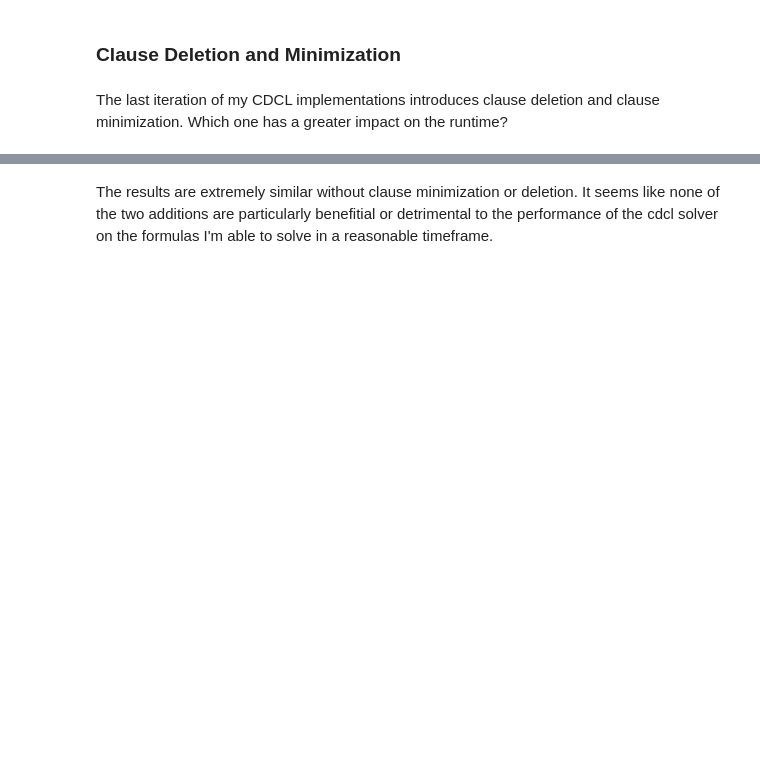
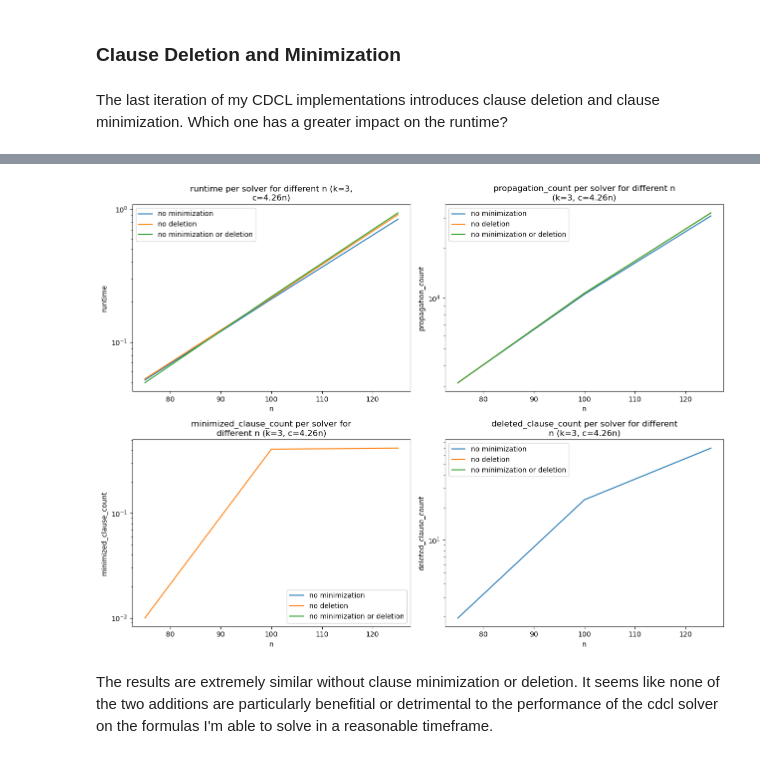
Before and after one commit to NeWildeSache/SAT-Lab, a Jupyter notebook: benchmarks.ipynb, the cells around one changed output, grey strips where cells are left out. Drawn from its saved outputs; the diff is of its cells as text; code cells hidden in the pictures; blank space fills up the shorter version.

Commit message:
small labels change

```diff
--- a/benchmarks.ipynb
+++ b/benchmarks.ipynb
@@ -279,3 +271,8 @@ stats_module.plot_statistic(minimization_and_deletion_stats,ns,"restart_count")
+# %%
+labels = ["no minimization","no deletion","no minimization or deletion"]
+stats_module.plot_multiple_statistics(minimization_and_deletion_stats,ns,["runtime","propagation_count","minimized_clause_count","deleted_clause_count"],labels=labels)
+# %% [output]
+[figure, added]
 # %% [markdown]
 The results are extremely similar without clause minimization or deletion. It seems like none of the two additions are particularly benefitial or detrimental to the performance of the cdcl solver on the formulas I'm able to solve in a reasonable timeframe.
 # %% [markdown]
```
Also changed, not shown: parts of 2 cells of this notebook, 1 other file.
